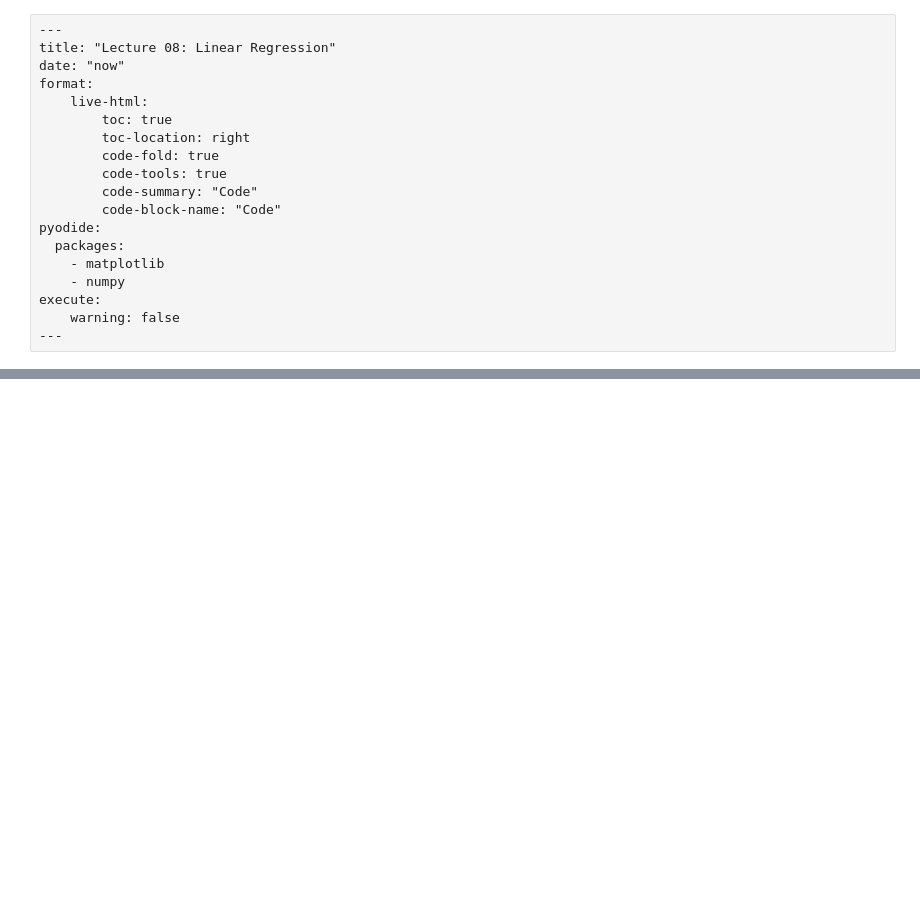
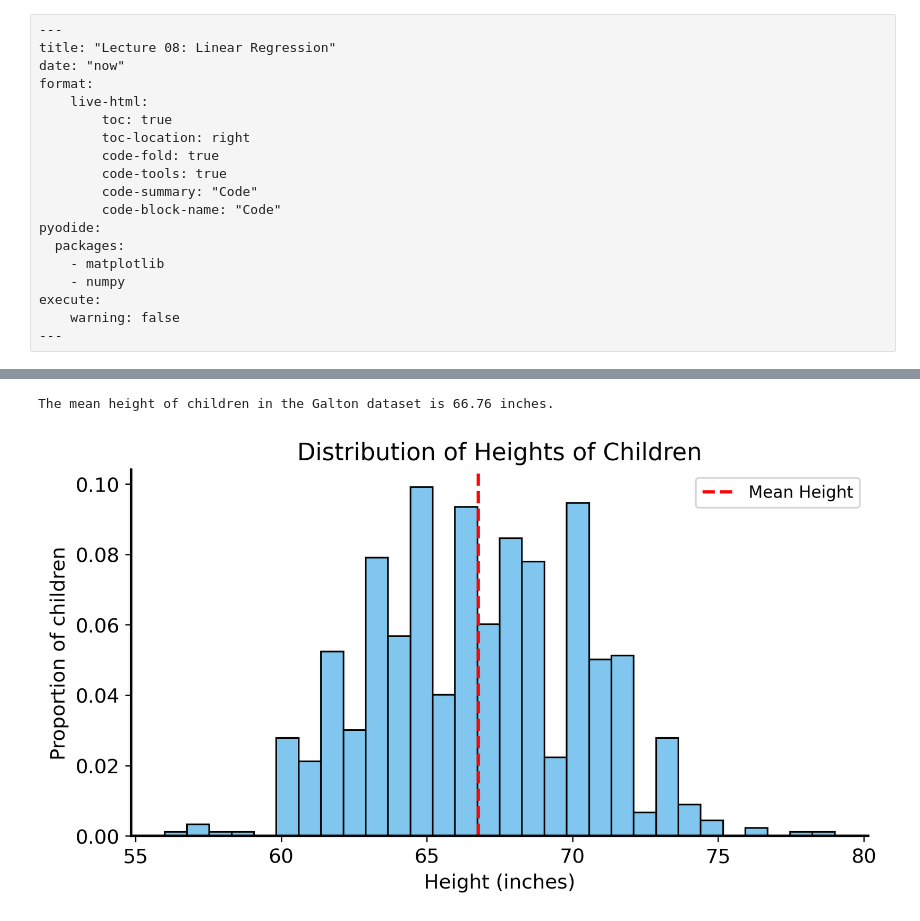
Before and after one commit to jrudoler-teaching/understanding-uncertainty, a Jupyter notebook: notebooks/lecture-08.ipynb, the cells around one changed output, grey strips where cells are left out. Saved outputs shown, nothing was run; the diff lists cells and outputs as text; code cells hidden in the pictures; blank space fills up the shorter version.

Commit message:
first regression lecture

```diff
--- a/notebooks/lecture-08.ipynb
+++ b/notebooks/lecture-08.ipynb
@@ -33,0 +59,4 @@ Now that we've talked about inference in depth, it is time to talk about **predi
+# %%
+#| code-fold: show
+galton = pd.read_csv("../data/galton-stata11.tsv", sep="\t", dtype={"male": bool, "female": bool, "gender": "category", "family": "category"})
+galton.head() # first few rows of the dataset
@@ -33,0 +74,19 @@ Now that we've talked about inference in depth, it is time to talk about **predi
+# %%
+#| code-fold: show
+
+# print the mean height of children in the dataset
+mean_height = galton["height"].mean()
+print(f"The mean height of children in the Galton dataset is {mean_height:.2f} inches.")
+
+# plot the distribution of heights
+plt.figure(figsize=(8, 4))
+sns.histplot(galton["height"], stat="proportion", bins=30)
+plt.xlabel("Height (inches)")
+plt.ylabel("Proportion of children")
+plt.title("Distribution of Heights of Children")
+plt.axvline(mean_height, color="red", linestyle="--", label="Mean Height")
+plt.legend()
+plt.show()
+# %% [output]
+The mean height of children in the Galton dataset is 66.76 inches.
+[figure, added]
```
Also changed, not shown: parts of 23 cells of this notebook, 13 other files.
